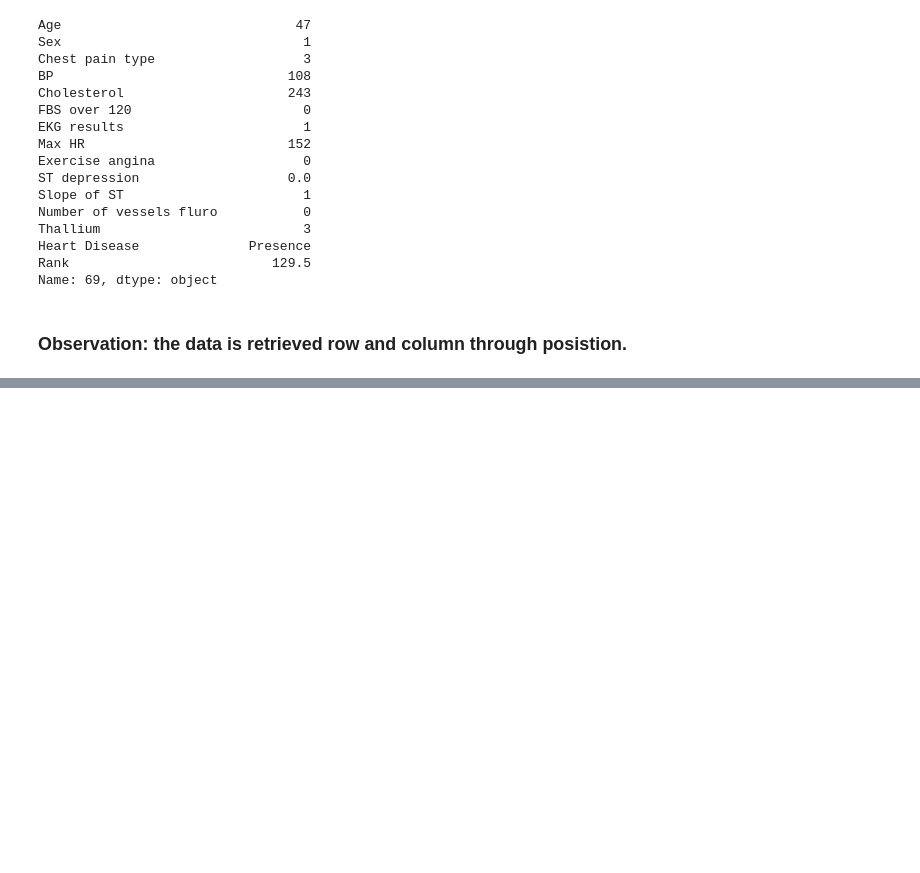
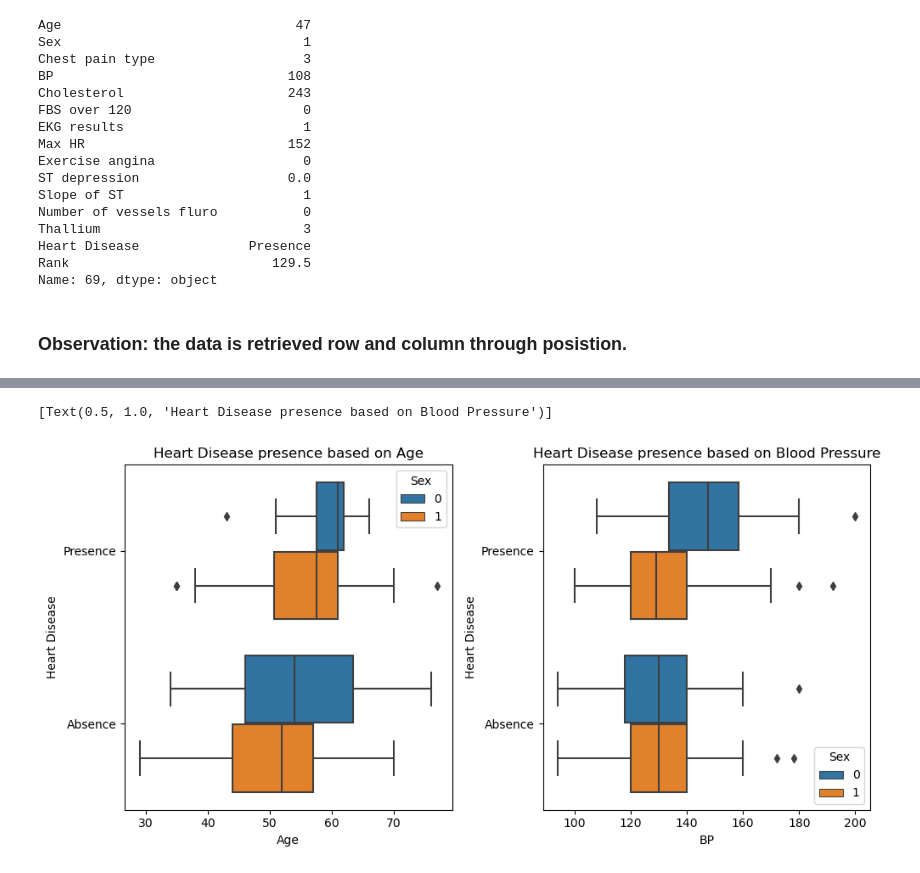
Before and after one commit to Alaa-Saif1/AlaaWork, a Jupyter notebook: Jupyter/Heart_Disease_Dataset_Manipulation.ipynb, the cells around one changed output, grey strips where cells are left out. Saved outputs shown, nothing was run; the diff lists cells and outputs as text; code cells hidden in the pictures; blank space fills up the shorter version.

```diff
--- a/Jupyter/Heart_Disease_Dataset_Manipulation.ipynb
+++ b/Jupyter/Heart_Disease_Dataset_Manipulation.ipynb
@@ -370,0 +687,12 @@ Name: 69, dtype: object
+# %%
+plt.rcParams["figure.figsize"] = [10.00, 5.00]
+plt.rcParams["figure.autolayout"] = True
+
+fig, axs = plt.subplots(1,2)
+
+
+sns.boxplot(x='Age', y='Heart Disease', hue ="Sex" , data=df, ax=axs[0]).set(title="Heart Disease presence based on Age")
+sns.boxplot(x='BP', y='Heart Disease', hue ="Sex" ,data=df, ax=axs[1]).set(title="Heart Disease presence based on Blood Pressure")
+# %% [output]
+[Text(0.5, 1.0, 'Heart Disease presence based on Blood Pressure')]
+[figure, added]
```
Also changed, not shown: parts of 46 cells of this notebook.
